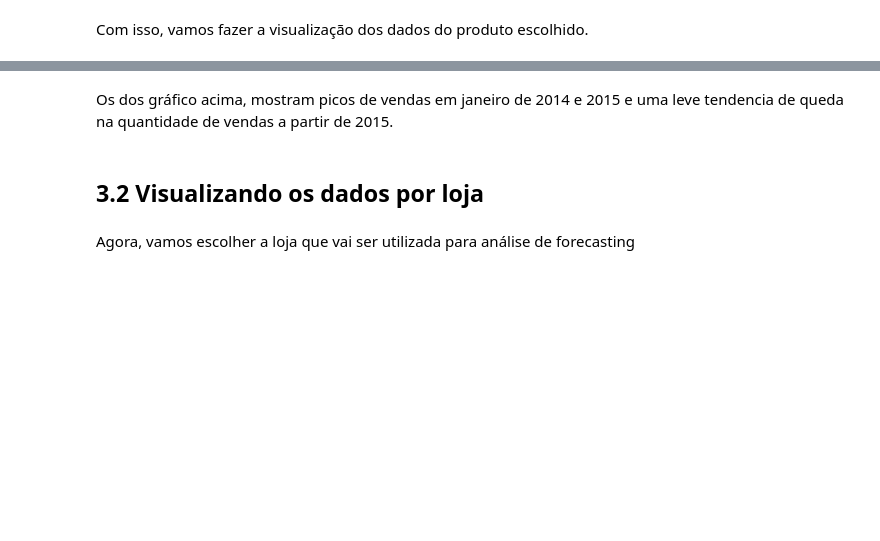
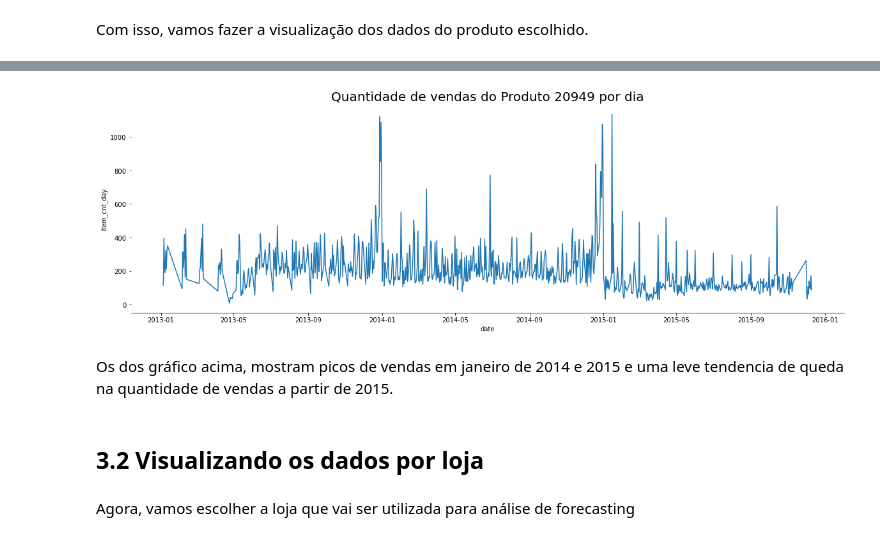
Before and after one commit to costadomar/sales_forecasting, a Jupyter notebook: analise_exploratoria.ipynb, the cells around one changed output, grey strips where cells are left out. Drawn from its saved outputs; the diff is of its cells as text; code cells hidden in the pictures; blank space fills up the shorter version.

```diff
--- a/analise_exploratoria.ipynb
+++ b/analise_exploratoria.ipynb
@@ -214,6 +229,10 @@ plot_line(figura,'date_block_num','item_cnt_day', 'Quantidade de vendas do Produ
 # %%
 figura = pd.DataFrame(Item_20949.groupby('date')['item_cnt_day'].sum()).reset_index()
 plot_line(figura,'date','item_cnt_day', 'Quantidade de vendas do Produto 20949 por dia')
+# %%
+plot_line2(figura,'date','item_cnt_day', 'Quantidade de vendas do Produto 20949 por dia')
+# %% [output]
+[figure, added]
 # %% [markdown]
 Os dos gráfico acima, mostram picos de vendas em janeiro de 2014 e 2015 e uma leve tendencia de queda na quantidade de vendas a partir de 2015.
 # %% [markdown]
```
Also changed, not shown: parts of 19 cells of this notebook.
